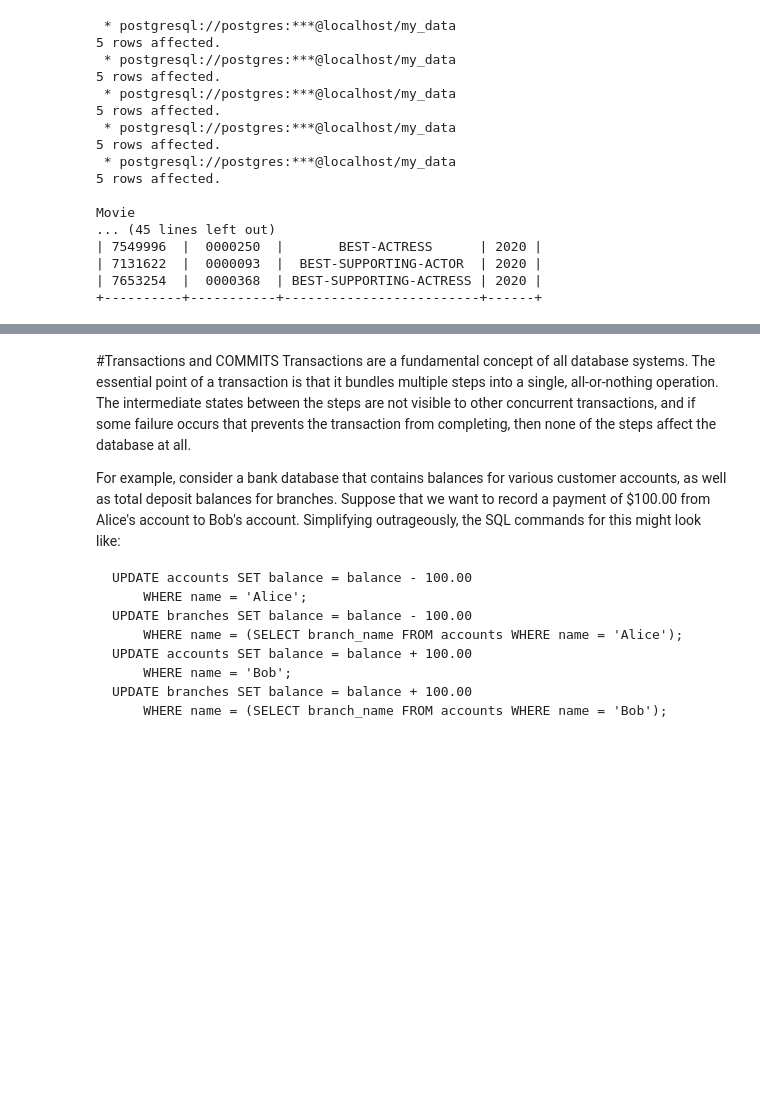
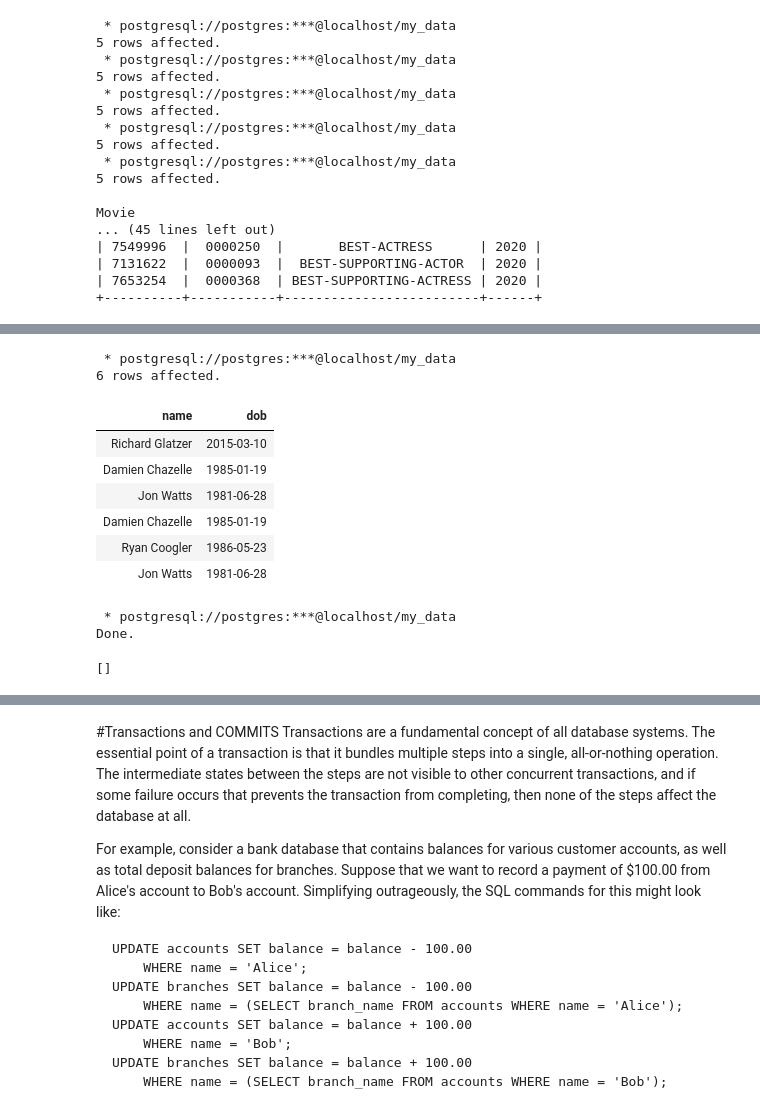
Before and after one commit to brendanpshea/database_class, a Jupyter notebook: Advanced_SQL_Views,_Procedures,_Triggers,_Indexes.ipynb, the cells around one changed output, grey strips where cells are left out. Drawn from its saved outputs; the diff is of its cells as text; code cells hidden in the pictures; blank space fills up the shorter version.

```diff
--- a/Advanced_SQL_Views,_Procedures,_Triggers,_Indexes.ipynb
+++ b/Advanced_SQL_Views,_Procedures,_Triggers,_Indexes.ipynb
@@ -84,0 +105,27 @@ Movie
+# %%
+%%sql
+-- First, let's get the names and dates of birth of directors born after 1980
+SELECT name, dob
+FROM Person JOIN Director ON Person.id = Director.director_id
+WHERE dob > '1980/1/1';
+# %% [output]
+ * postgresql://postgres:***@localhost/my_data
+6 rows affected.
+| name | dob |
+| Richard Glatzer | 2015-03-10 |
+| Damien Chazelle | 1985-01-19 |
+| Jon Watts | 1981-06-28 |
+| Damien Chazelle | 1985-01-19 |
+| Ryan Coogler | 1986-05-23 |
+| Jon Watts | 1981-06-28 |
+# %%
+%%sql
+--Now let's create a table to hold this data
+CREATE TABLE YoungDirector(
+  name VARCHAR (32),
+  date_of_birth DATE
+);
+# %% [output]
+ * postgresql://postgres:***@localhost/my_data
+Done.
+[]
```
Also changed, not shown: parts of 3 cells of this notebook.
